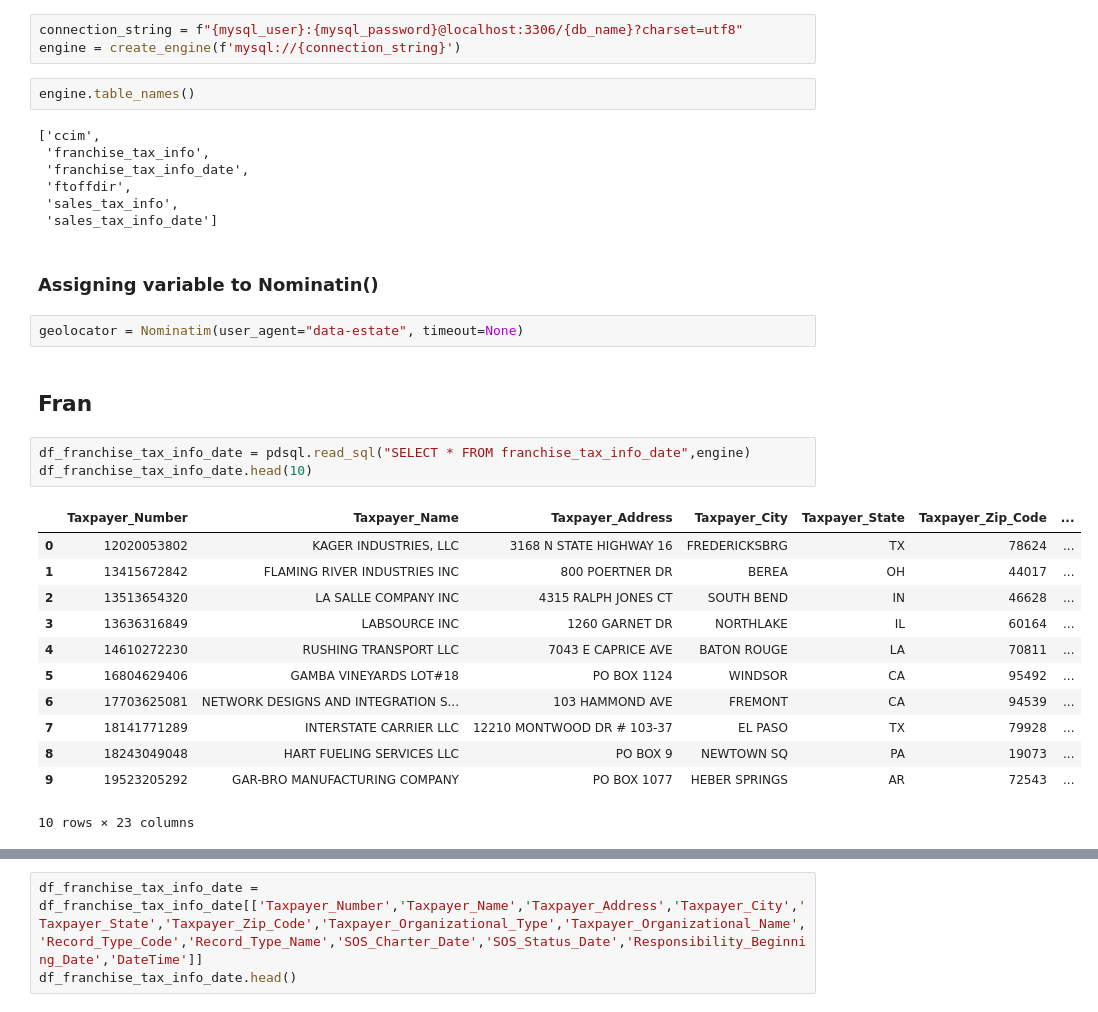
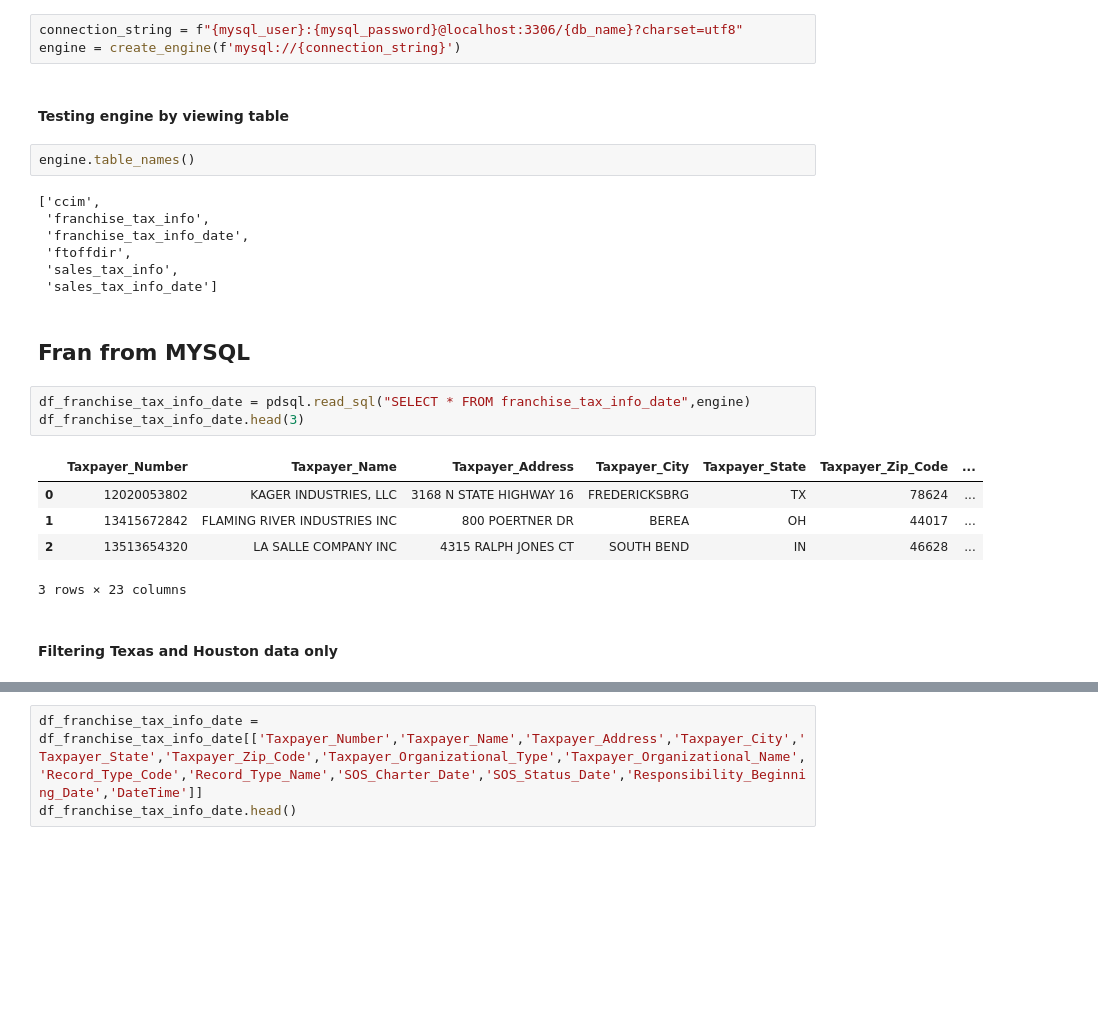
Before and after one commit to jmitterh/Project_3_Potential_Marketing, a Jupyter notebook: CRE_Marketing_Data/HoustonData.ipynb, the cells around one changed output, grey strips where cells are left out. Drawn from its saved outputs; the diff is of its cells as text; blank space fills up the shorter version.

```diff
--- a/CRE_Marketing_Data/HoustonData.ipynb
+++ b/CRE_Marketing_Data/HoustonData.ipynb
@@ -16,6 +17,8 @@ import mysql.connector
 # %%
 connection_string = f"{mysql_user}:{mysql_password}@localhost:3306/{db_name}?charset=utf8"
 engine = create_engine(f'mysql://{connection_string}')
+# %% [markdown]
+#### Testing engine by viewing table
 # %%
 engine.table_names()
 # %% [output]
@@ -25,26 +28,17 @@ engine.table_names()
  'ftoffdir',
  'sales_tax_info',
  'sales_tax_info_date']
-# %% [markdown]
-### Assigning variable to Nominatin()
-# %%
-geolocator = Nominatim(user_agent="data-estate", timeout=None)
 # %% [markdown]
-## Fran
+## Fran from MYSQL
 # %%
 df_franchise_tax_info_date = pdsql.read_sql("SELECT * FROM franchise_tax_info_date",engine)
-df_franchise_tax_info_date.head(10)
+df_franchise_tax_info_date.head(3)
 # %% [output]
 |  | Taxpayer_Number | Taxpayer_Name | Taxpayer_Address | Taxpayer_City | Taxpayer_State | Taxpayer_Zip_Code | ... |
 | 0 | 12020053802 | KAGER INDUSTRIES, LLC | 3168 N STATE HIGHWAY 16 | FREDERICKSBRG | TX | 78624 | ... |
 | 1 | 13415672842 | FLAMING RIVER INDUSTRIES INC | 800 POERTNER DR | BEREA | OH | 44017 | ... |
 | 2 | 13513654320 | LA SALLE COMPANY INC | 4315 RALPH JONES CT | SOUTH BEND | IN | 46628 | ... |
-| 3 | 13636316849 | LABSOURCE INC | 1260 GARNET DR | NORTHLAKE | IL | 60164 | ... |
-| 4 | 14610272230 | RUSHING TRANSPORT LLC | 7043 E CAPRICE AVE | BATON ROUGE | LA | 70811 | ... |
-| 5 | 16804629406 | GAMBA VINEYARDS LOT#18 | PO BOX 1124 | WINDSOR | CA | 95492 | ... |
-| 6 | 17703625081 | NETWORK DESIGNS AND INTEGRATION S... | 103 HAMMOND AVE | FREMONT | CA | 94539 | ... |
-| 7 | 18141771289 | INTERSTATE CARRIER LLC | 12210 MONTWOOD DR # 103-37 | EL PASO | TX | 79928 | ... |
-| 8 | 18243049048 | HART FUELING SERVICES LLC | PO BOX 9 | NEWTOWN SQ | PA | 19073 | ... |
-| 9 | 19523205292 | GAR-BRO MANUFACTURING COMPANY | PO BOX 1077 | HEBER SPRINGS | AR | 72543 | ... |
-10 rows × 23 columns
+3 rows × 23 columns
+# %% [markdown]
+#### Filtering Texas and Houston data only
 # %%
```
Also changed, not shown: parts of 33 cells of this notebook, 2 other files.
